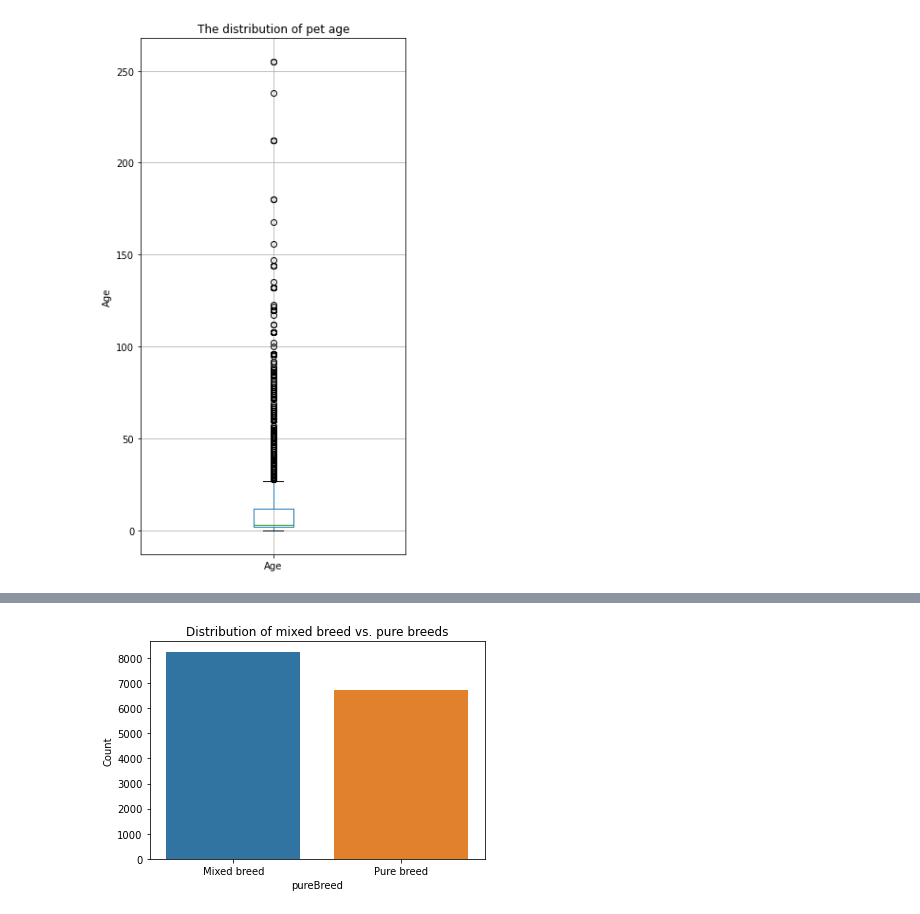
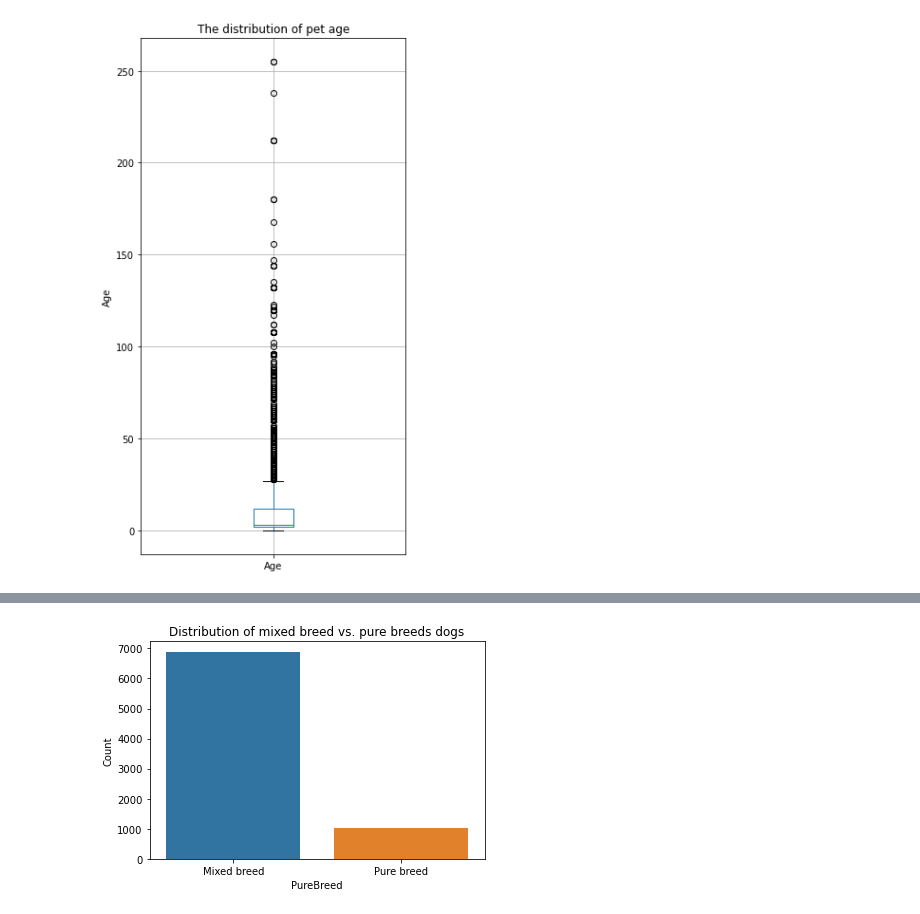
Before and after one commit to simonatso/pet-adoption, a Jupyter notebook: Data Wrangling.ipynb, the cells around one changed output, grey strips where cells are left out. Drawn from its saved outputs; the diff is of its cells as text; code cells hidden in the pictures.

```diff
--- a/Data Wrangling.ipynb
+++ b/Data Wrangling.ipynb
@@ -137 +172,6 @@ plt.show()
+# %%
+z_scores = stats.zscore(dogData.Age)
+abs_z_scores = np.abs(z_scores)
+filtered_entries = (abs_z_scores < 3)
+dogData = dogData[filtered_entries]
 # %%
@@ -163,5 +201,5 @@ data[data['Breed1'] == 0]
 # %%
-#There appears to be some breeds mistakenly filled into Breed2 instead of Breed1
-data.Breed1 = np.where((data['Breed1']==0) & (data['Breed2']!=0), data['Breed2'], data['Breed1']) #If breed1 = 0 but not breed2, set breed1 to breed2 and breed2 to 0
-data.Breed2 = np.where((data['Breed1']== data['Breed2']), 0, data['Breed2'])  #If breed1 = breed2, set breed2 to 0
+#There appears to be some breeds mistakenly filled into Breed2 instead of Breed1, let's fix this.
+dogData.Breed1 = np.where((dogData['Breed1']==0) & (dogData['Breed2']!=0), dogData['Breed2'], dogData['Breed1']) #If breed1 = 0 but not breed2, set breed1 to breed2 and breed2 to 0
+dogData.Breed2 = np.where((dogData['Breed1']== dogData['Breed2']), 0, dogData['Breed2'])  #If breed1 = breed2, set breed2 to 0
 # %%
@@ -184,5 +222,5 @@ data[(data.Breed1 == 307) & (data.Breed2 != 0)]
 # %%
 #If Breed1 == 307 and Breed2 != 0, swap the values so that Breed1 contains a known breed
-tempBreed1 = np.where((data['Breed1'] == 307) & (data['Breed2'] != 0), data['Breed2'], data['Breed1'])
-data.Breed2 = np.where((data['Breed1'] == 307) & (data['Breed2'] != 0), 307, data['Breed2'])
-data.Breed1 = tempBreed1
+tempBreed1 = np.where((dogData['Breed1'] == 307) & (dogData['Breed2'] != 0), dogData['Breed2'], dogData['Breed1'])
+dogData.Breed2 = np.where((dogData['Breed1'] == 307) & (dogData['Breed2'] != 0), 307, dogData['Breed2'])
+dogData.Breed1 = tempBreed1
@@ -193,11 +227,11 @@ data.Breed1 = tempBreed1
 # %%
 #Create new predictor variable: pureBreed
-data['pureBreed'] = np.where((data.Breed2 == 0) & (data.Breed1 != 307), 1, 0)
+dogData['PureBreed'] = np.where((dogData.Breed2 == 0) & (dogData.Breed1 != 307), 1, 0)
 # %%
-ax = sns.barplot(x = 'pureBreed', y = 'PetID', data=data.groupby(['pureBreed']).count().reset_index())
+ax = sns.barplot(x = 'PureBreed', y = 'PetID', data=dogData.groupby(['PureBreed']).count().reset_index())
 plt.xticks(np.arange(0,2), ["Mixed breed", "Pure breed"])
 plt.ylabel('Count')
-plt.title('Distribution of mixed breed vs. pure breeds')
+plt.title('Distribution of mixed breed vs. pure breeds dogs')
 plt.show()
 # %% [output]
-[figure, old version]
+[figure, new version]
```
Also changed, not shown: parts of 58 cells of this notebook.
